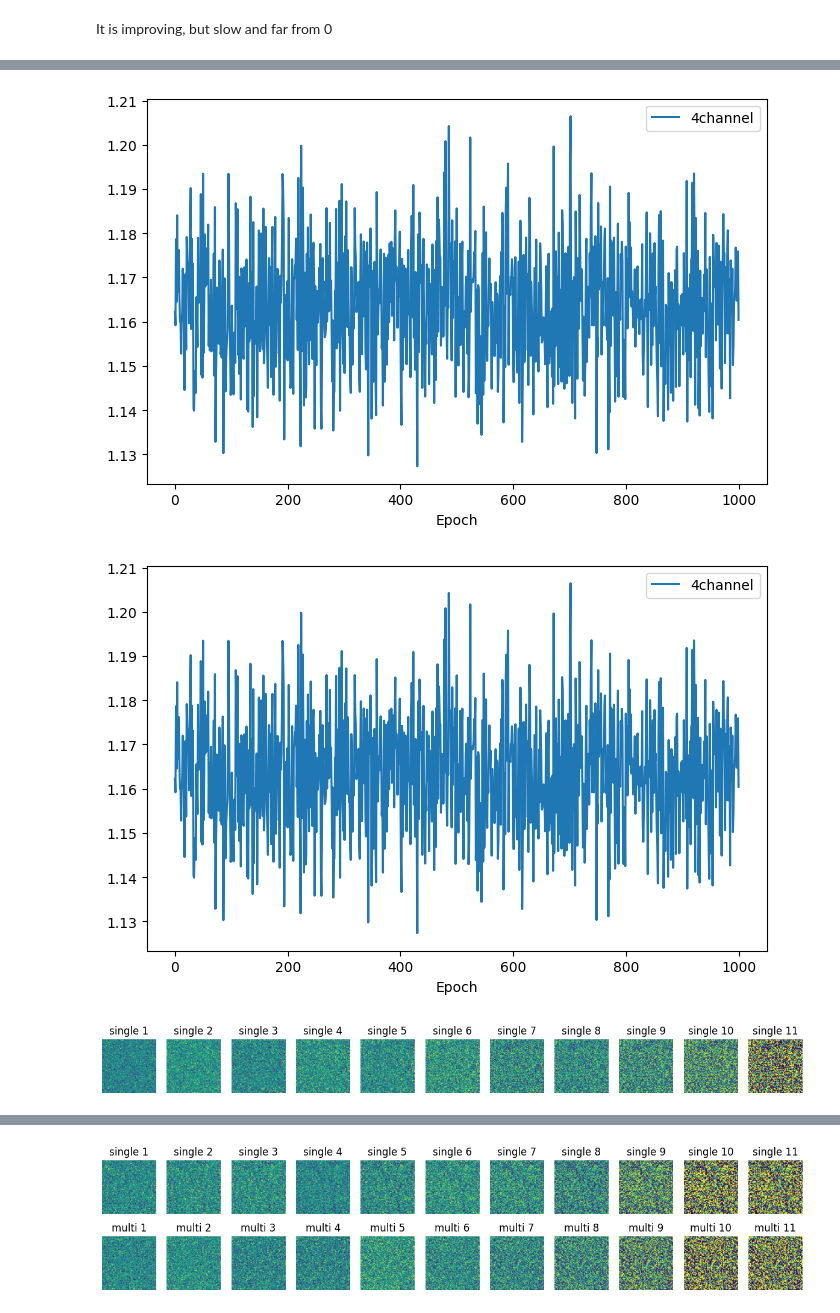
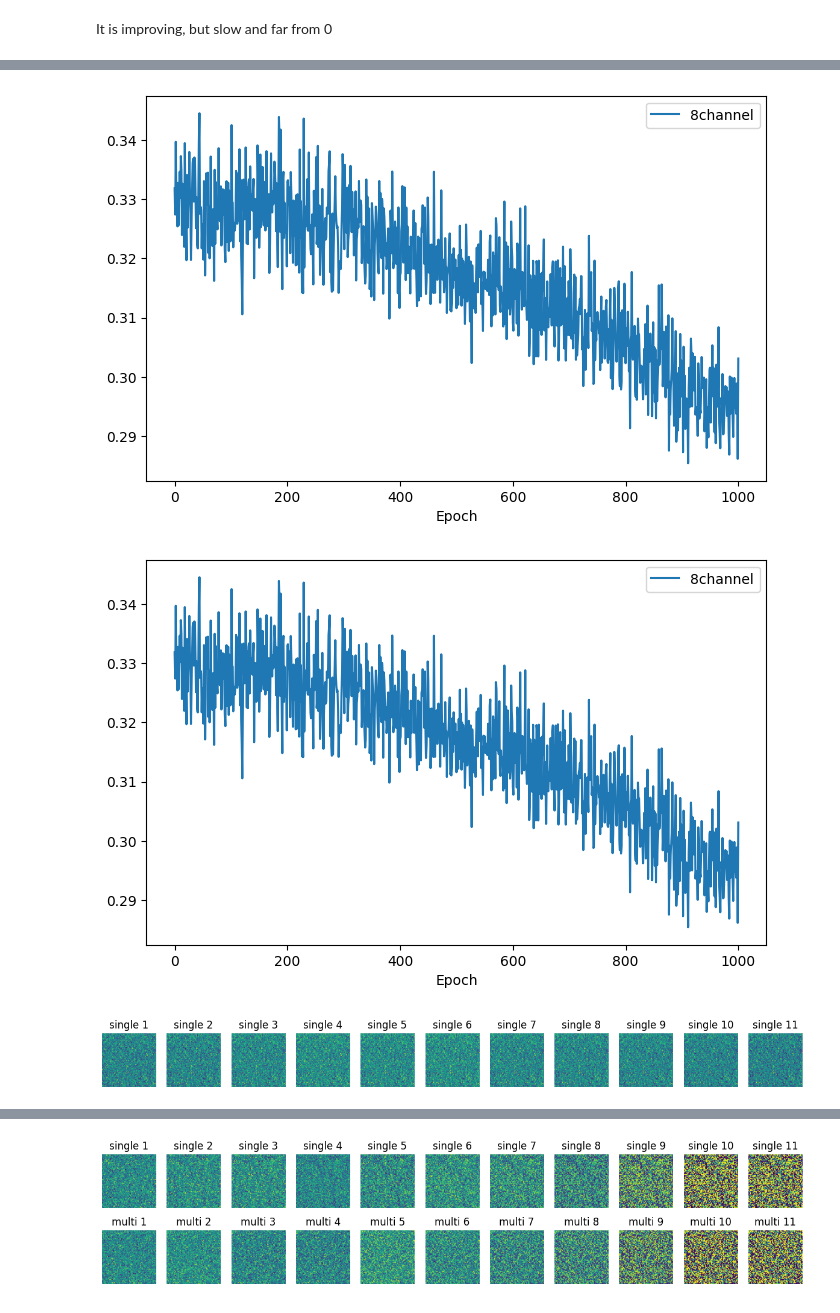
Before and after one commit to MathiasBoi6/GenerativeCircuits, a Jupyter notebook: NCA_ForwardTrainTest.ipynb, the cells around one changed output, grey strips where cells are left out. Drawn from its saved outputs; the diff is of its cells as text; code cells hidden in the pictures.

```diff
--- a/NCA_ForwardTrainTest.ipynb
+++ b/NCA_ForwardTrainTest.ipynb
@@ -45,15 +45,27 @@ class NCAD(nn.Module):
         self.conv3 = nn.Conv2d(channelWidth, channelWidth, kernel_size=1) # 1x1 convolution
         self.conv4 = nn.Conv2d(channelWidth, out_channels, kernel_size=1) # 1x1 convolution
 
+        self.cell_fire_rate = 0.5
+        self.stepsize = 0.1
+
     def forward(self, inp, t):
         bs, ch, height, width = inp.shape
 
         x = F.relu(self.conv1(inp))
         x = F.relu(self.conv2(x))
         x = F.relu(self.conv3(x))
-        x = self.conv4(x)
-        x = F.sigmoid(x)
-        return x
+        x = F.tanh(self.conv4(x))
+
+        # Stochastic update mask from '
+        updateMask = (
+            torch.clamp(torch.rand_like(x, device=x.device), 0.0, 1.0).float()
+            < self.cell_fire_rate
+        ).float()
+        x = x * updateMask
+
+        x[0] = inp[0] + x[0] * self.stepsize
+
+        return x #inp + x * self.stepsize
 
     def infer(self, x, steps, t):
         for i in range(steps):
@@ -73,7 +85,7 @@ scheduler = DDPMScheduler(num_train_timesteps=diffusionSteps, beta_schedule='squ
 # %%
 timeModel.train()
 
-epochs = 1001
+epochs = 2001
 losses = {
     'timeModel': [],
 }
@@ -115,7 +127,7 @@ for epoch in range(epochs):
 clear_output(wait=True)
 ax.clear()
 #plt.plot(losses["timeModel"][1000:], label=f'timeModel')
-plt.plot(losses["timeModel"][1000:], label=f'timeModel')
+plt.plot(losses["timeModel"][:], label=f'timeModel')
 plt.legend()
 plt.xlabel('Epoch')
 display(fig)
@@ -125,7 +136,0 @@ display(fig)
-# %%
-fig, ax = plt.subplots(figsize=(8, 5))
-plt.plot(losses["timeModel"][:], label=f'timeModel')
-plt.legend()
-plt.xlabel('Epoch')
-plt.title('Training Loss for NCA forward trained, with 1 channel')
-plt.show
@@ -184,11 +186,9 @@ twoModel, losses = trainModelForward(twoModel, 2, losses, '2channel', 1, 1001, O
 # %%
-# fourModel = NCAD(4, 4).to(device)
+# eightModel = NCAD(8, 8).to(device)
 
-# Op = torch.optim.Adam(twoModel.parameters(), lr=1e-4)
-# diffusionSteps = 100 # ~timesteps
-# scheduler = DDPMScheduler(num_train_timesteps=diffusionSteps, beta_schedule='squaredcos_cap_v2')
+# Op = torch.optim.Adam(eightModel.parameters(), lr=1e-4)
 
-fourModel, losses = trainModelForward(fourModel, 4, losses, '4channel', 1, 1001, Op, image)
+eightModel, losses = trainModelForward(eightModel, 8, losses, '8channel', 1, 1001, Op, image)
 # %% [output]
-[figure, old version]
+[figure, new version]
-[figure, old version]
+[figure, new version]
@@ -244,23 +195,23 @@ display(fig)
 # %%
 # Inference of trained models
 
-timeModel.eval()
+twoModel.eval()
 
 inferenceSteps = 100
 scheduler.set_timesteps(inferenceSteps)
 
 with torch.no_grad():
-    singleX = torch.randn_like(image).to(device)
+    singleX = torch.zeros((1, 2, 64, 64)).to(device)
+    singleX[0, 0] = torch.randn((64,64))
     intermediateImages = {
         'single': [],
-        'multi': [],
     }
 
     for i, t in enumerate(scheduler.timesteps):
         timeTensor = torch.tensor([t]).float().to(device)
-        singleOut = timeModel.infer(singleX, 1, timeTensor)
+        singleX = twoModel.infer(singleX, 1, timeTensor)
 
-        singleX = scheduler.step(singleOut, t, singleX).prev_sample
+        #singleX = scheduler.step(singleOut, t, singleX).prev_sample
 
         if i % 10  == 0:
             intermediateImages['single'].append(singleX.cpu().numpy())
@@ -278,4 +229,4 @@ for row, key in enumerate(['single']):
         axs[ col].axis('off')
         axs[ col].set_title(f"{key} {col+1}")
 # %% [output]
-[figure, old version]
+[figure, new version]
```
Also changed, not shown: parts of 5 cells of this notebook, 2 other files.
